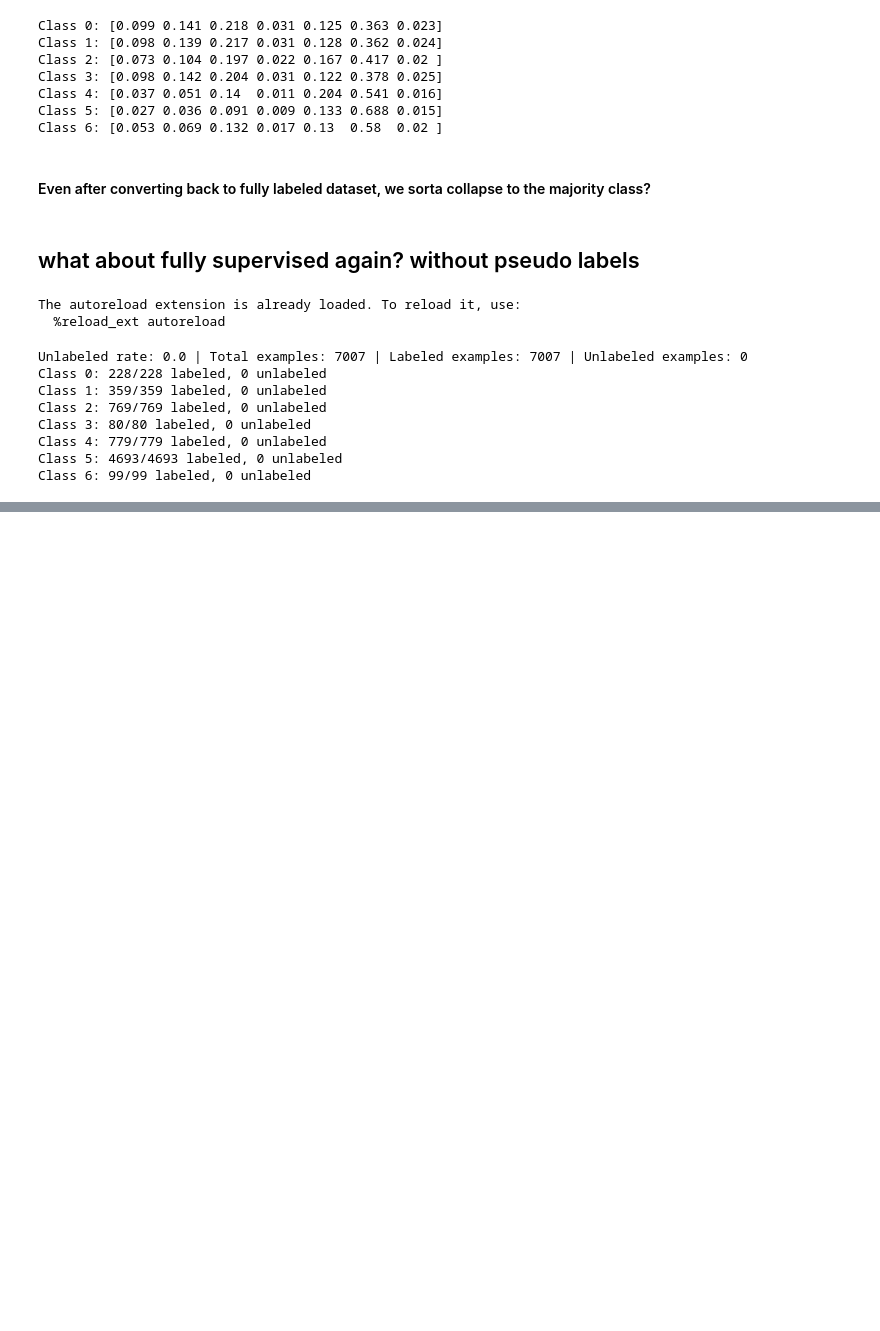
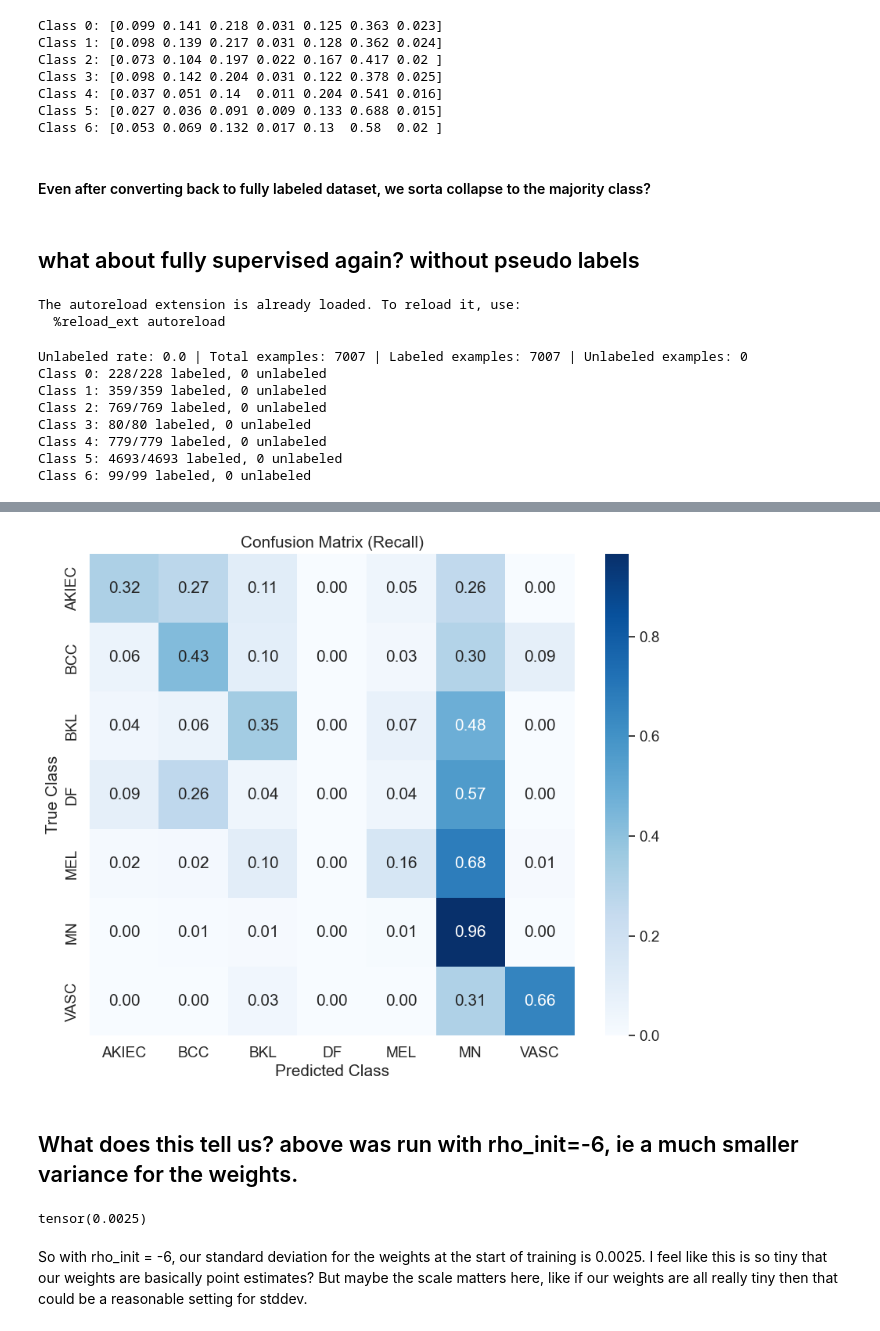
Before and after one commit to behrensm03/bdl-ssl, a Jupyter notebook: upgrade.ipynb, the cells around one changed output, grey strips where cells are left out. Saved outputs shown, nothing was run; the diff lists cells and outputs as text; code cells hidden in the pictures; blank space fills up the shorter version.

```diff
--- a/upgrade.ipynb
+++ b/upgrade.ipynb
@@ -351,0 +352,12 @@ Class 6: [0.053 0.155 0.111 0.027 0.114 0.495 0.045]
+# %%
+plot_per_class_recall(test_results_upgrade_00['confusion_matrix'], list(short_labels.values()))
+# %% [output]
+[figure, added]
+# %% [markdown]
+## What does this tell us? above was run with rho_init=-6, ie a much smaller variance for the weights.
+# %%
+F.softplus(torch.tensor(-6.0))
+# %% [output]
+tensor(0.0025)
+# %% [markdown]
+So with rho_init = -6, our standard deviation for the weights at the start of training is 0.0025. I feel like this is so tiny that our weights are basically point estimates? But maybe the scale matters here, like if our weights are all really tiny then that could be a reasonable setting for stddev.
```
Also changed, not shown: parts of 7 cells of this notebook, 4 other files.
